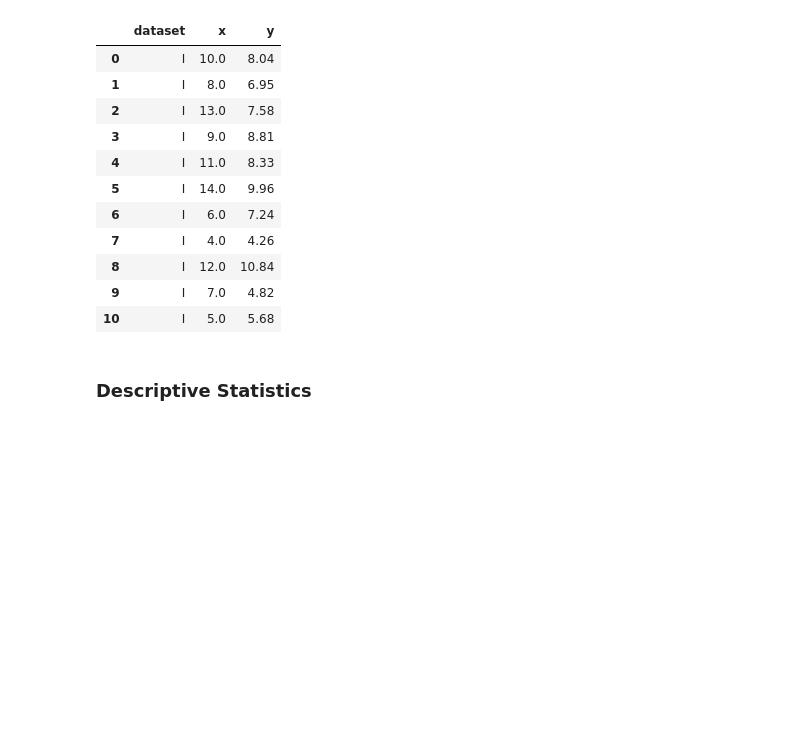
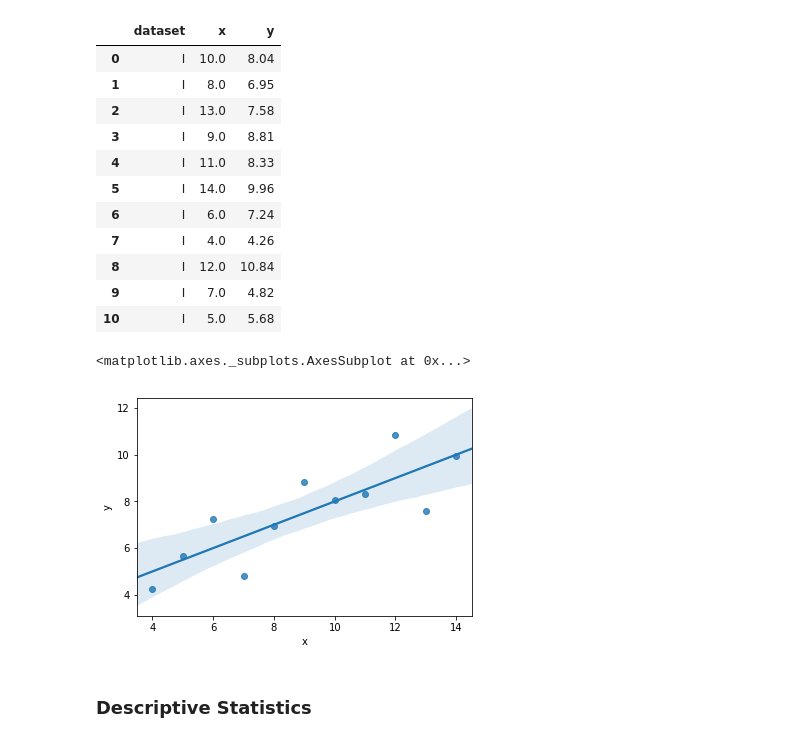
Before and after one commit to NurseQ/Fundamentals-of-Data-Analysis-Assignment-2018, a Jupyter notebook: Anscombe's Quartet .ipynb, the cells around one changed output. Cells and saved outputs as stored; diff of their text form; code cells hidden in the pictures; blank space fills up the shorter version.

Commit message:
Spliced dataset into groups and plotted them with seaborn

```diff
--- a/Anscombe's Quartet .ipynb
+++ b/Anscombe's Quartet .ipynb
@@ -173,6 +173,16 @@ a
 | 8 | I | 12.0 | 10.84 |
 | 9 | I | 7.0 | 4.82 |
 | 10 | I | 5.0 | 5.68 |
+# %%
+# Takes values from spliced dataframe above and assigns them into x and y axis then plot them with seaborn.
+
+ax = a.loc[:, 'x']
+ay = a.loc[:, 'y']
+
+sns.regplot(ax,ay)
+# %% [output]
+<matplotlib.axes._subplots.AxesSubplot at 0x...>
+[figure, added]
 # %% [markdown]
 ### Descriptive Statistics
 # %%
```
Also changed, not shown: parts of 8 cells of this notebook.
